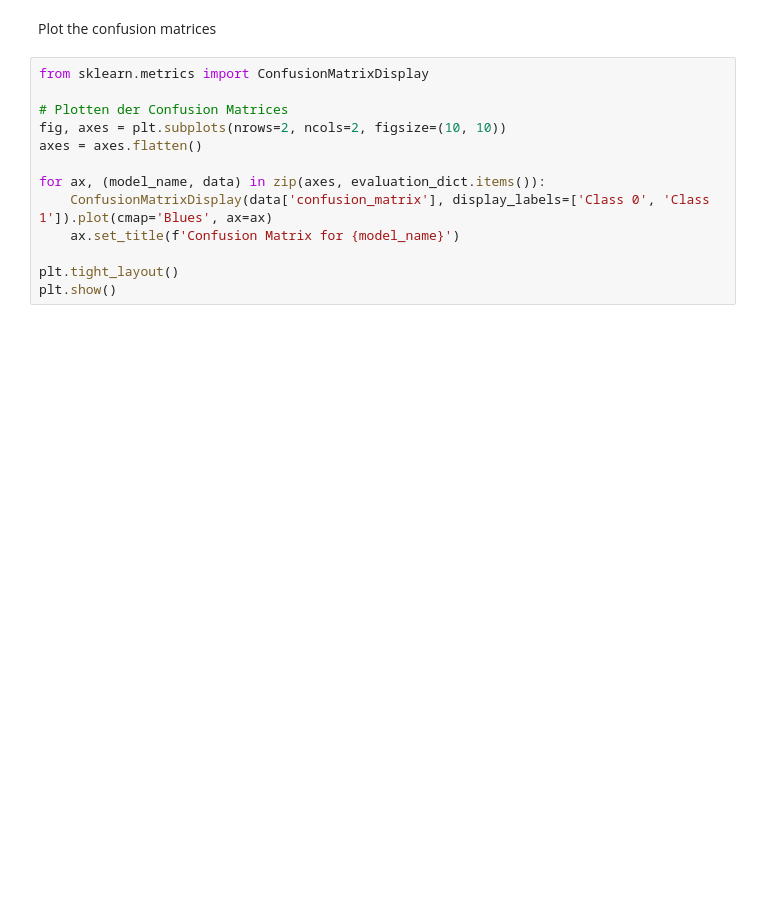
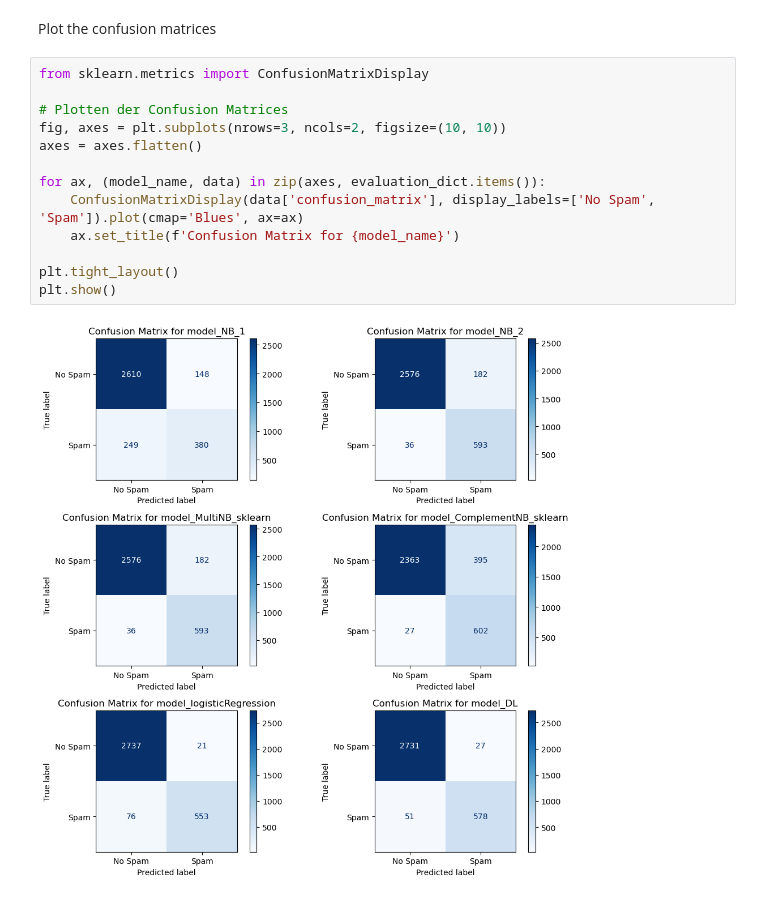
Before and after one commit to AI-481-Team/NaiveBayesClassifier, a Jupyter notebook: TryingAndTesting/results.ipynb, the cells around one changed output. Cells and saved outputs as stored; diff of their text form; blank space fills up the shorter version.

```diff
--- a/TryingAndTesting/results.ipynb
+++ b/TryingAndTesting/results.ipynb
@@ -224,13 +281,15 @@ Plot the confusion matrices
 # %%
 from sklearn.metrics import ConfusionMatrixDisplay
 
 # Plotten der Confusion Matrices
-fig, axes = plt.subplots(nrows=2, ncols=2, figsize=(10, 10))
+fig, axes = plt.subplots(nrows=3, ncols=2, figsize=(10, 10))
 axes = axes.flatten()
 
 for ax, (model_name, data) in zip(axes, evaluation_dict.items()):
-    ConfusionMatrixDisplay(data['confusion_matrix'], display_labels=['Class 0', 'Class 1']).plot(cmap='Blues', ax=ax)
+    ConfusionMatrixDisplay(data['confusion_matrix'], display_labels=['No Spam', 'Spam']).plot(cmap='Blues', ax=ax)
     ax.set_title(f'Confusion Matrix for {model_name}')
 
 plt.tight_layout()
 plt.show()
+# %% [output]
+[figure, added]
```
Also changed, not shown: parts of 9 cells of this notebook.
